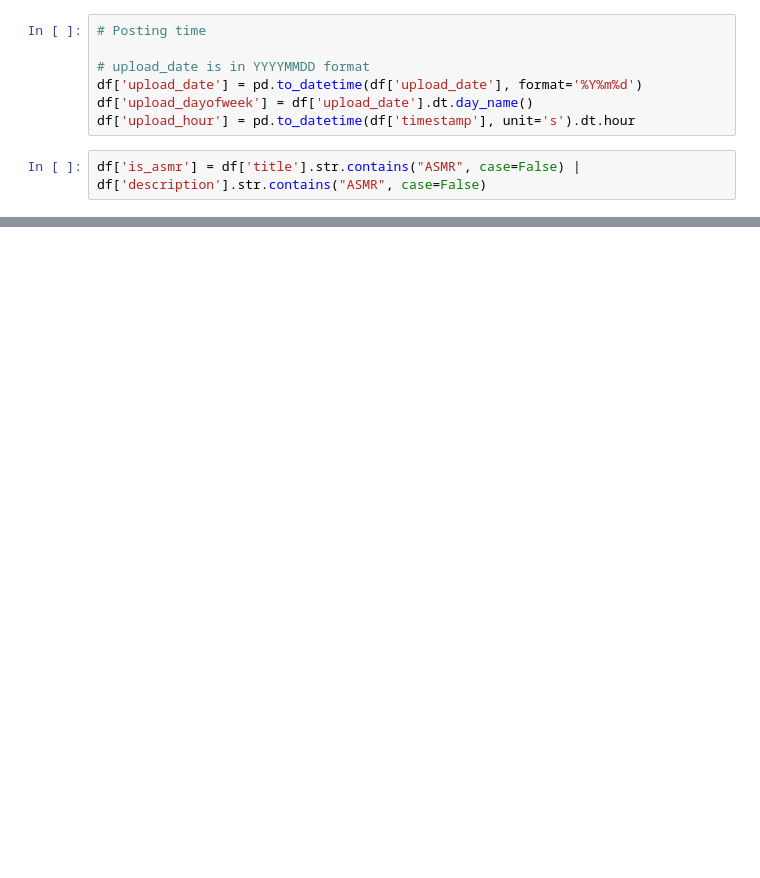
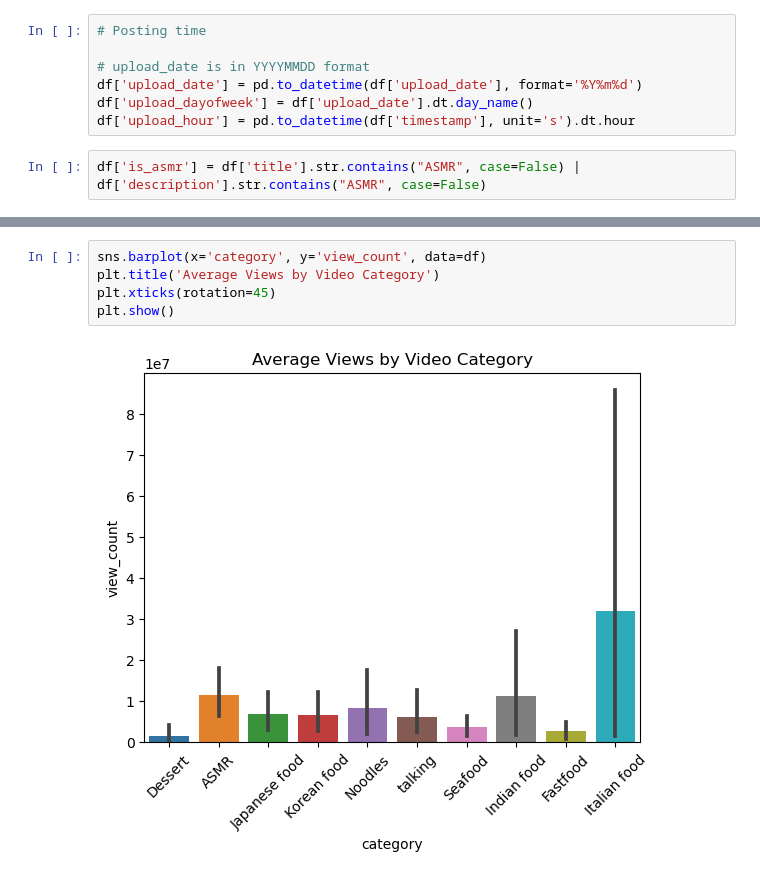
Before and after one commit to zeldu18/mukbang-virality-analysis, a Jupyter notebook: notebooks/EDA.ipynb, the cells around one changed output, grey strips where cells are left out. Cells and saved outputs as stored; diff of their text form; blank space fills up the shorter version.

```diff
--- a/notebooks/EDA.ipynb
+++ b/notebooks/EDA.ipynb
@@ -102,0 +118,7 @@ ValueError: Could not load model facebook/bart-large-mnli with any of the follow
+# %%
+sns.barplot(x='category', y='view_count', data=df)
+plt.title('Average Views by Video Category')
+plt.xticks(rotation=45)
+plt.show()
+# %% [output]
+[figure, added]
```
Also changed, not shown: parts of 17 cells of this notebook, 21 other files.
